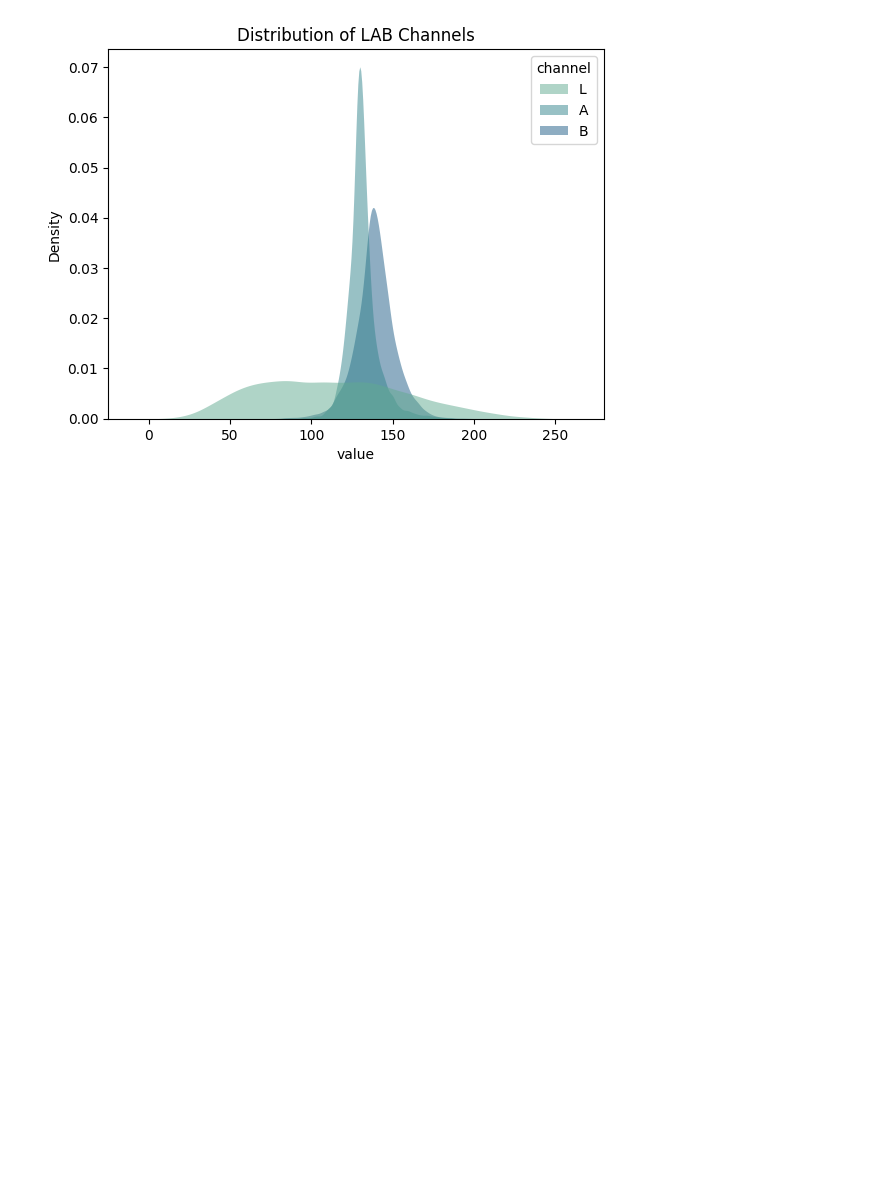
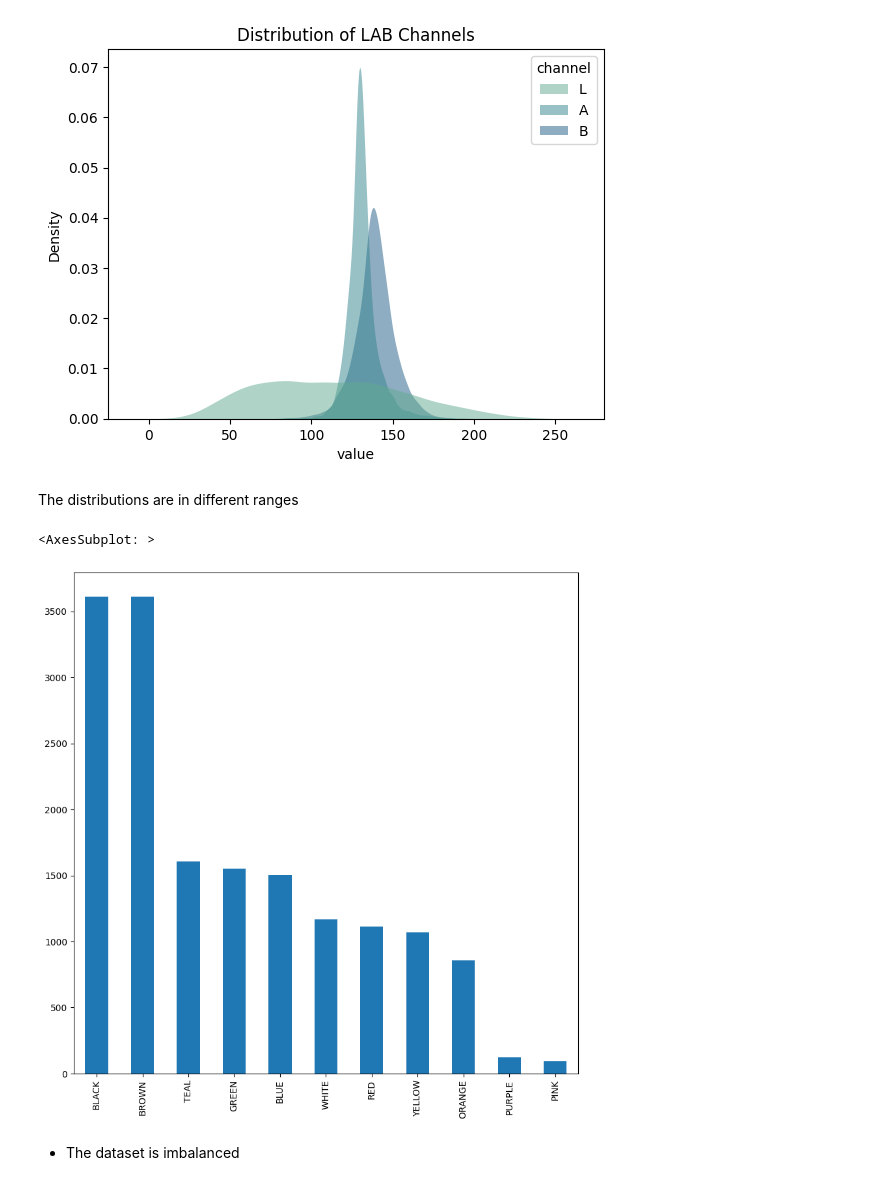
Before and after one commit to alejomaar/google-arts-and-culture, a Jupyter notebook: notebooks/03-eda.ipynb, the cells around one changed output. Saved outputs shown, nothing was run; the diff lists cells and outputs as text; code cells hidden in the pictures; blank space fills up the shorter version.

```diff
--- a/notebooks/03-eda.ipynb
+++ b/notebooks/03-eda.ipynb
@@ -107,3 +117,12 @@ kdeplot(df,['h_hsv_mean','s_hsv_mean','v_hsv_mean'],title='Distribution of HSV C
 kdeplot(df,['l_lab_mean','a_lab_mean','b_lab_mean'],title='Distribution of LAB Channels')
 # %% [output]
 [figure]
+# %% [markdown]
+The distributions are in different ranges
+# %%
+df['color'].value_counts().plot(kind='bar', figsize=(10,10))
+# %% [output]
+<AxesSubplot: >
+[figure, added]
+# %% [markdown]
+* The dataset is imbalanced
```
Also changed, not shown: parts of 4 cells of this notebook, 4 other files.
